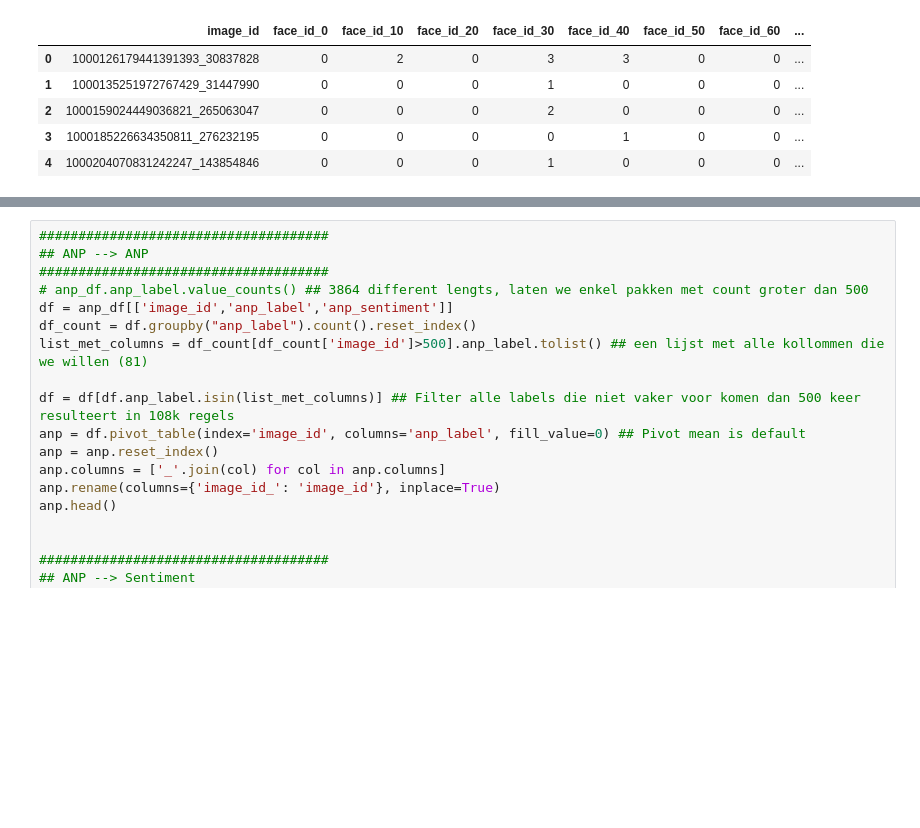
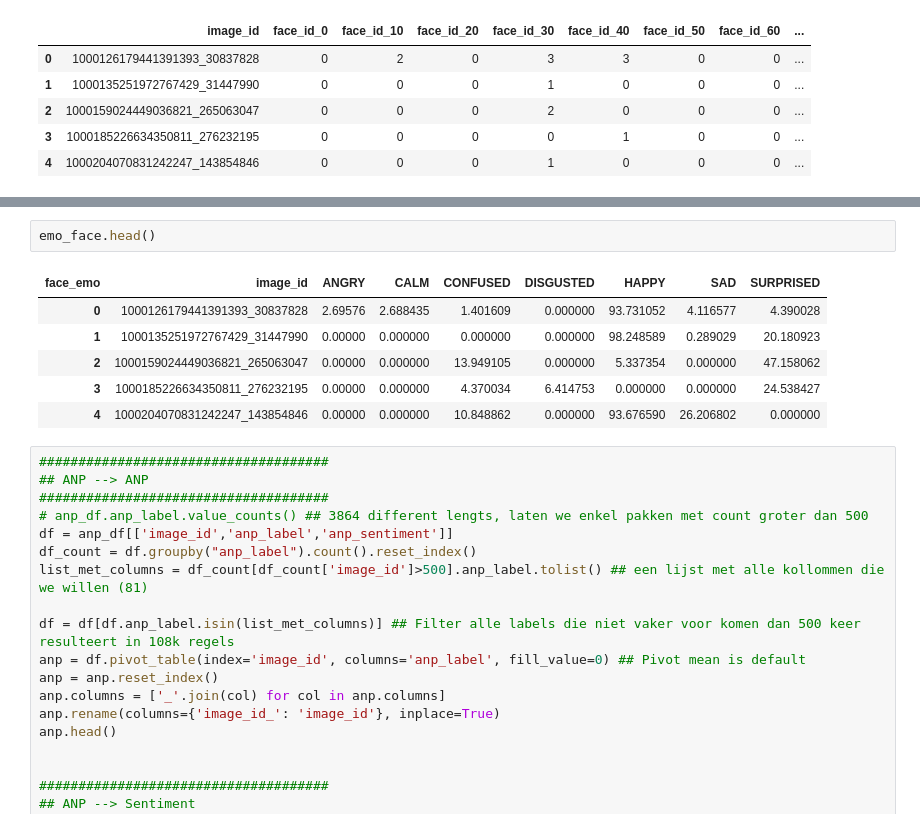
Before and after one commit to JeffreyBosman/FDScase2, a Jupyter notebook: Preprocessing_instagram_assignment.ipynb, the cells around one changed output, grey strips where cells are left out. Drawn from its saved outputs; the diff is of its cells as text; blank space fills up the shorter version.

```diff
--- a/Preprocessing_instagram_assignment.ipynb
+++ b/Preprocessing_instagram_assignment.ipynb
@@ -135,3 +174,12 @@ leeftijd_mensen_in_foto.head()
+# %%
+emo_face.head()
+# %% [output]
+| face_emo | image_id | ANGRY | CALM | CONFUSED | DISGUSTED | HAPPY | SAD | SURPRISED |
+| 0 | 1000126179441391393_30837828 | 2.69576 | 2.688435 | 1.401609 | 0.000000 | 93.731052 | 4.116577 | 4.390028 |
+| 1 | 1000135251972767429_31447990 | 0.00000 | 0.000000 | 0.000000 | 0.000000 | 98.248589 | 0.289029 | 20.180923 |
+| 2 | 1000159024449036821_265063047 | 0.00000 | 0.000000 | 13.949105 | 0.000000 | 5.337354 | 0.000000 | 47.158062 |
+| 3 | 1000185226634350811_276232195 | 0.00000 | 0.000000 | 4.370034 | 6.414753 | 0.000000 | 0.000000 | 24.538427 |
+| 4 | 1000204070831242247_143854846 | 0.00000 | 0.000000 | 10.848862 | 0.000000 | 93.676590 | 26.206802 | 0.000000 |
 # %%
 #####################################
 ## ANP --> ANP
```
Also changed, not shown: parts of 26 cells of this notebook.
